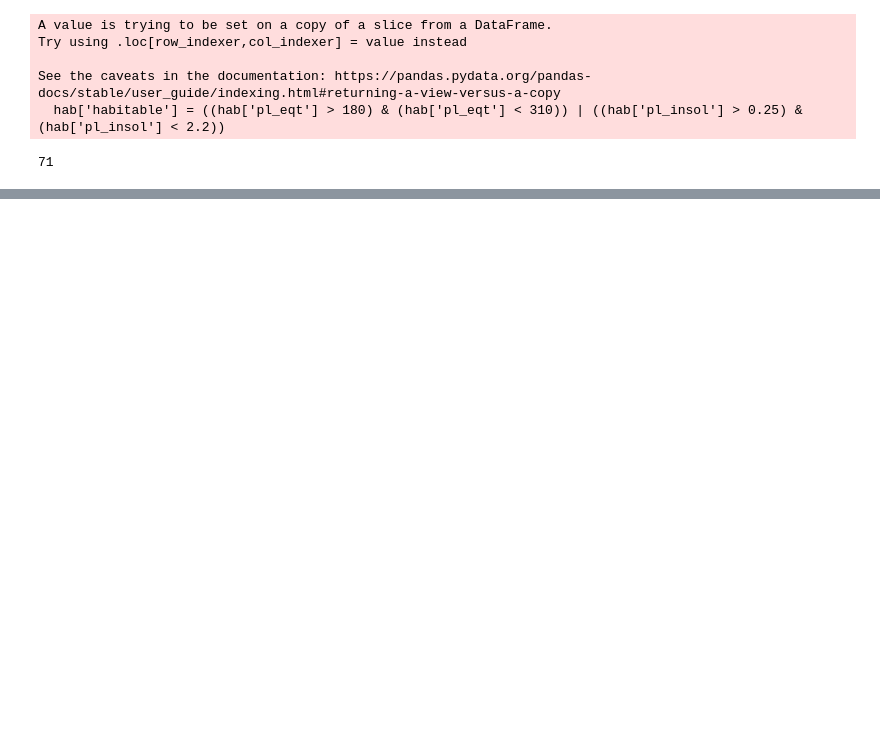
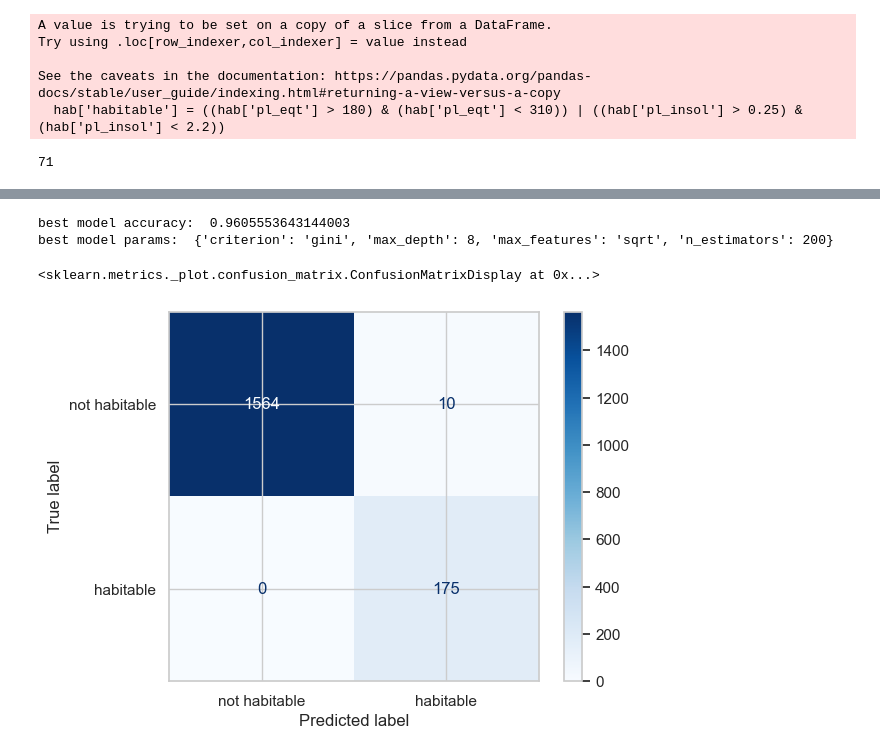
Before and after one commit to sethbeckett/cs6830_final_project, a Jupyter notebook: seth.ipynb, the cells around one changed output, grey strips where cells are left out. Cells and saved outputs as stored; diff of their text form; code cells hidden in the pictures; blank space fills up the shorter version.

Commit message:
found a really good model for predicting habitability

```diff
--- a/seth.ipynb
+++ b/seth.ipynb
@@ -124,0 +150,4 @@ hab['habitable'].sum()
+# %%
+# apply function to each row
+hab['habitable'] = hab.apply(calc_habitable, axis=1)
+hab['habitable'].sum()
@@ -124,0 +242,17 @@ hab['habitable'].sum()
+# %%
+# use gridsearchcv to find best random forest classifier of habitable exoplanets
+from sklearn.ensemble import RandomForestClassifier
+from sklearn.model_selection import GridSearchCV
+
+rfc = RandomForestClassifier()
+param_grid = {
+    'n_estimators': [200, 500],
+    'max_features': ['sqrt', 'log2'],
+    'max_depth' : [4, 5, 6, 7, 8],
+    'criterion' :['gini', 'entropy']
+}
+
+cv_rfc = GridSearchCV(estimator=rfc, param_grid=param_grid, cv= 7, n_jobs=-1)
+cv_rfc.fit(X, y)
+print("best model accuracy: ", cv_rfc.best_score_)
+print("best model params: ", cv_rfc.best_params_)
@@ -124,0 +262,6 @@ hab['habitable'].sum()
+# %%
+# get the feature importances from best model and combine in df with the feature names
+feature_importances = pd.DataFrame(cv_rfc.best_estimator_.feature_importances_,
+                                   index = X.columns,
+                                    columns=['importance']).sort_values('importance', ascending=False)
+feature_importances
@@ -124,0 +284,20 @@ hab['habitable'].sum()
+# %%
+# use the top 5 features and find best cv model
+X_top5 = X[feature_importances.index[:5]]
+cv_rfc_top5 = GridSearchCV(estimator=rfc, param_grid=param_grid, cv= 7, n_jobs=-1)
+cv_rfc_top5.fit(X_top5, y)
+print("best model accuracy: ", cv_rfc_top5.best_score_)
+print("best model params: ", cv_rfc_top5.best_params_)
+# %% [output]
+best model accuracy:  0.9605553643144003
+best model params:  {'criterion': 'gini', 'max_depth': 8, 'max_features': 'sqrt', 'n_estimators': 200}
+# %%
+# look at confusion matrix for best model
+from sklearn.metrics import ConfusionMatrixDisplay, confusion_matrix
+y_pred = cv_rfc_top5.predict(X_top5)
+cm = confusion_matrix(y, y_pred)
+disp = ConfusionMatrixDisplay(confusion_matrix=cm, display_labels=['not habitable', 'habitable'], )
+disp.plot(cmap='Blues')
+# %% [output]
+<sklearn.metrics._plot.confusion_matrix.ConfusionMatrixDisplay at 0x...>
+[figure, added]
```
Also changed, not shown: parts of 17 cells of this notebook, 2 other files.
